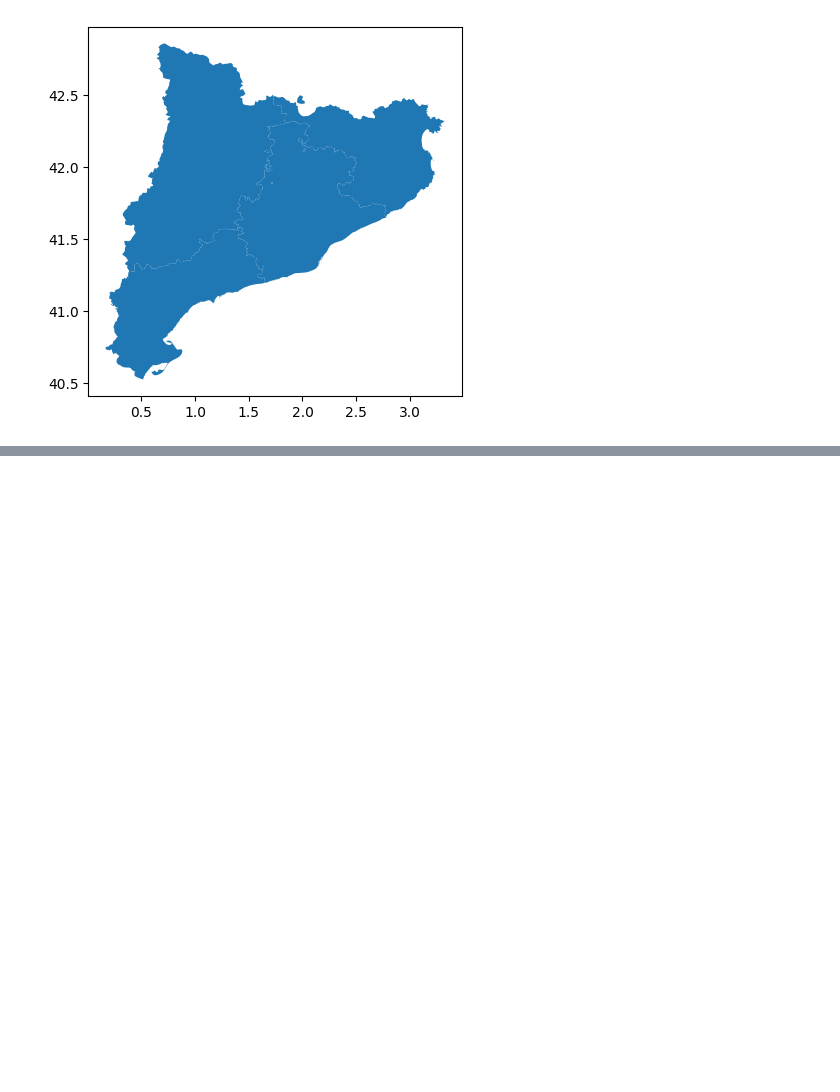
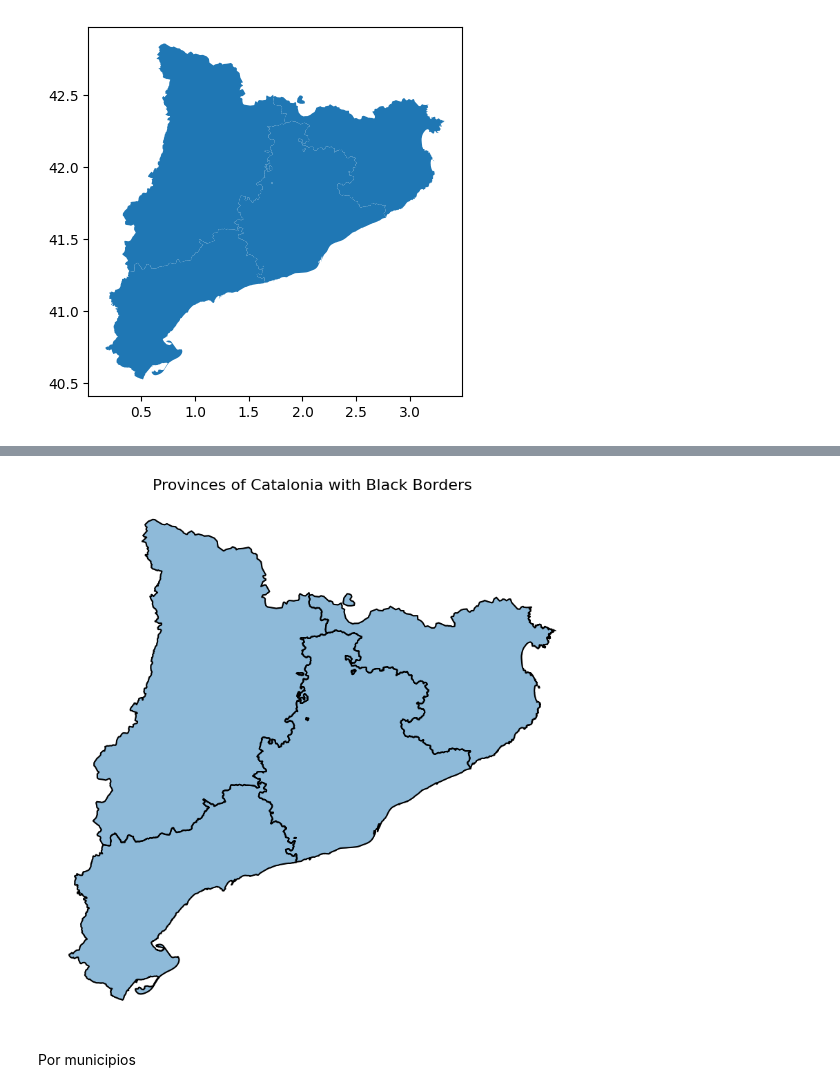
Before and after one commit to JuanCastillo29/A.V._Data, a Jupyter notebook: Cataluña_Map.ipynb, the cells around one changed output, grey strips where cells are left out. Drawn from its saved outputs; the diff is of its cells as text; code cells hidden in the pictures; blank space fills up the shorter version.

Commit message:
ADDED BORDERS FOR PROVINCES

```diff
--- a/Cataluña_Map.ipynb
+++ b/Cataluña_Map.ipynb
@@ -45,0 +92,25 @@ Cataluña.to_file(data_dir + "/Cataluña.shp")
+# %%
+# Import necessary libraries
+import geopandas as gpd
+import matplotlib.pyplot as plt
+
+catalunya_path = data_dir + "/Cataluña.shp"
+
+# Read the shapefile using geopandas
+catalunya_gdf = gpd.read_file(catalunya_path)
+
+# Plot the provinces of Catalonia with black borders
+fig, ax = plt.subplots(figsize=(10, 10))
+catalunya_gdf.boundary.plot(ax=ax, color="black")  # Plot boundaries in black
+catalunya_gdf.plot(ax=ax, edgecolor="black", alpha=0.5)  # Fill provinces with semi-transparent color
+
+# Add title and remove axis for clarity
+ax.set_title("Provinces of Catalonia with Black Borders", fontsize=16)
+ax.axis("off")
+
+# Show the plot
+plt.show()
+# %% [output]
+[figure, added]
+# %% [markdown]
+Por municipios
```
Also changed, not shown: parts of 4 cells of this notebook.
